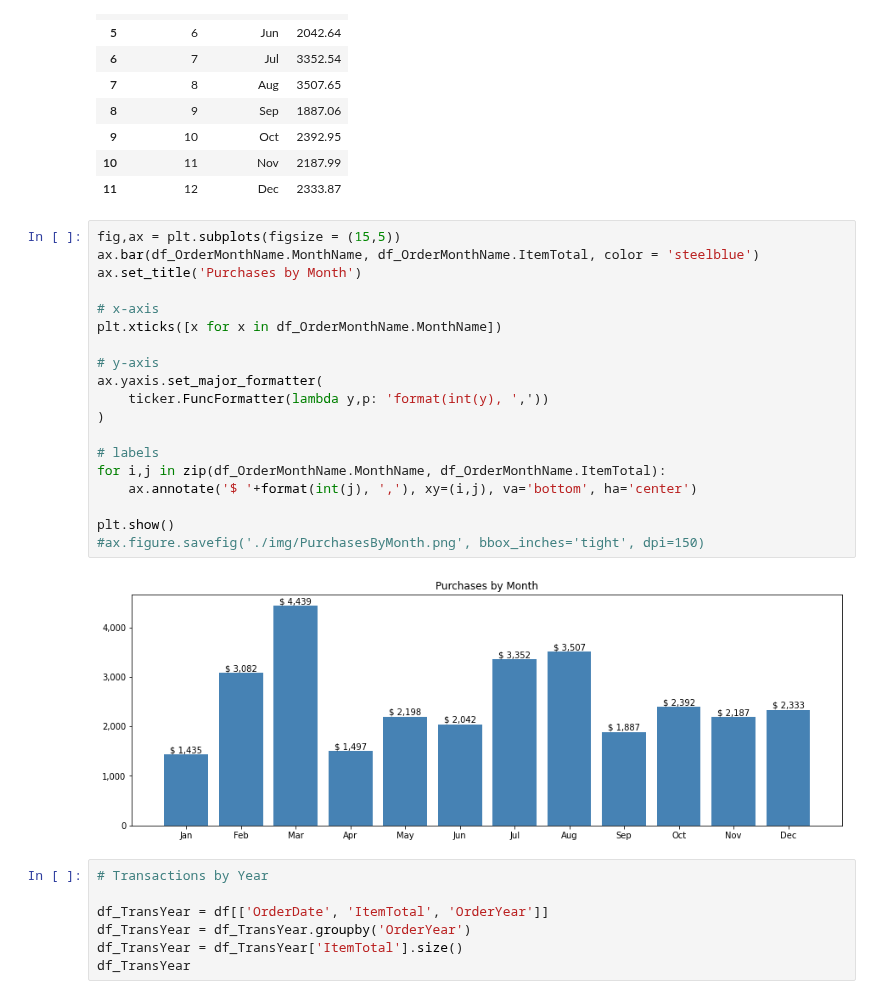
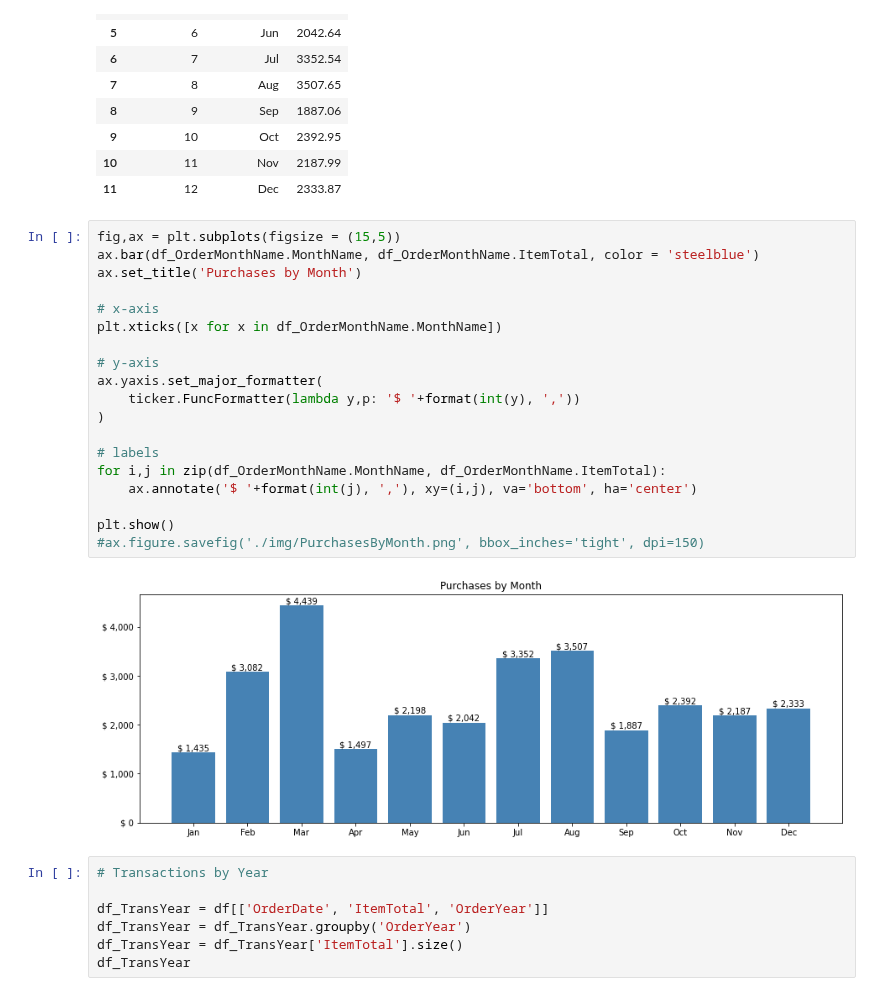
Before and after one commit to AmitSamra/AmazonOrderHistory, a Jupyter notebook: AmazonOrderHistory.ipynb, the cells around one changed output. Cells and saved outputs as stored; diff of their text form.

```diff
--- a/AmazonOrderHistory.ipynb
+++ b/AmazonOrderHistory.ipynb
@@ -887,24 +884,24 @@ df_OrderMonthName
 # %%
 fig,ax = plt.subplots(figsize = (15,5))
 ax.bar(df_OrderMonthName.MonthName, df_OrderMonthName.ItemTotal, color = 'steelblue')
 ax.set_title('Purchases by Month')
 
 # x-axis
 plt.xticks([x for x in df_OrderMonthName.MonthName])
 
 # y-axis
 ax.yaxis.set_major_formatter(
-    ticker.FuncFormatter(lambda y,p: 'format(int(y), ','))
+    ticker.FuncFormatter(lambda y,p: '$ '+format(int(y), ','))
 )
 
 # labels
 for i,j in zip(df_OrderMonthName.MonthName, df_OrderMonthName.ItemTotal):
     ax.annotate('$ '+format(int(j), ','), xy=(i,j), va='bottom', ha='center')
 
 plt.show()
 #ax.figure.savefig('./img/PurchasesByMonth.png', bbox_inches='tight', dpi=150)
 # %% [output]
-[figure, old version]
+[figure, new version]
 # %%
 # Transactions by Year
 
```
Also changed, not shown: parts of 5 cells of this notebook.
